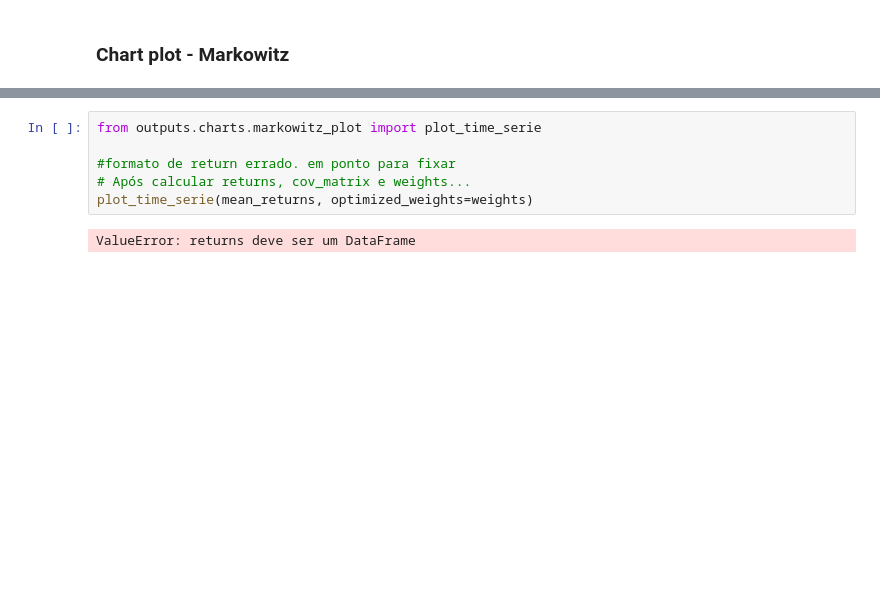
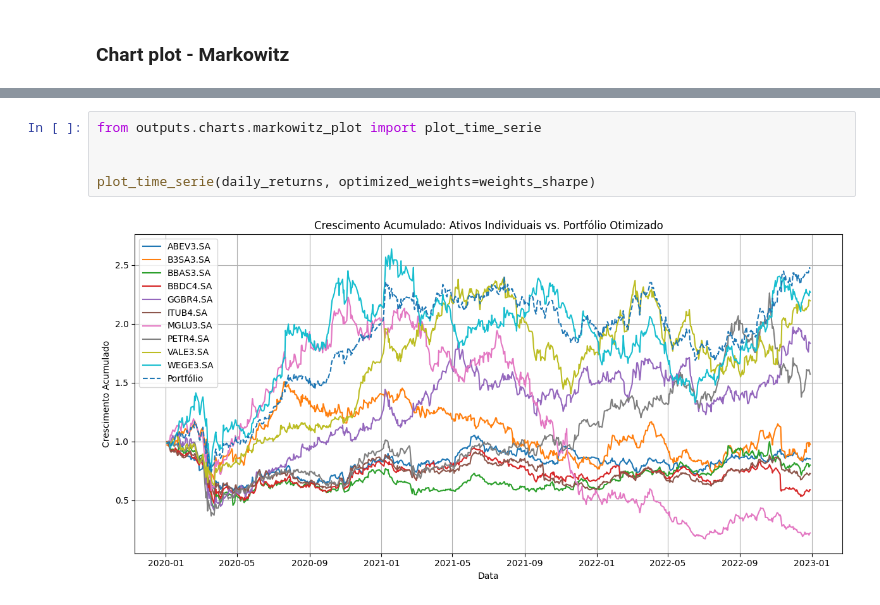
Before and after one commit to maronect/deep_learning_finance, a Jupyter notebook: notebooks/01-markowitz_optimization.ipynb, the cells around one changed output, grey strips where cells are left out. Saved outputs shown, nothing was run; the diff lists cells and outputs as text; blank space fills up the shorter version.

```diff
--- a/notebooks/01-markowitz_optimization.ipynb
+++ b/notebooks/01-markowitz_optimization.ipynb
@@ -49,8 +35,7 @@ plot_efficient_frontier(mean_returns, cov_matrix, optimized_weights=weights)
 # %%
 from outputs.charts.markowitz_plot import plot_time_serie
 
-#formato de return errado. em ponto para fixar
-# Após calcular returns, cov_matrix e weights...
-plot_time_serie(mean_returns, optimized_weights=weights)
+
+plot_time_serie(daily_returns, optimized_weights=weights_sharpe)
 # %% [output]
-ValueError: returns deve ser um DataFrame
+[figure, added]
```
Also changed, not shown: parts of 5 cells of this notebook.
